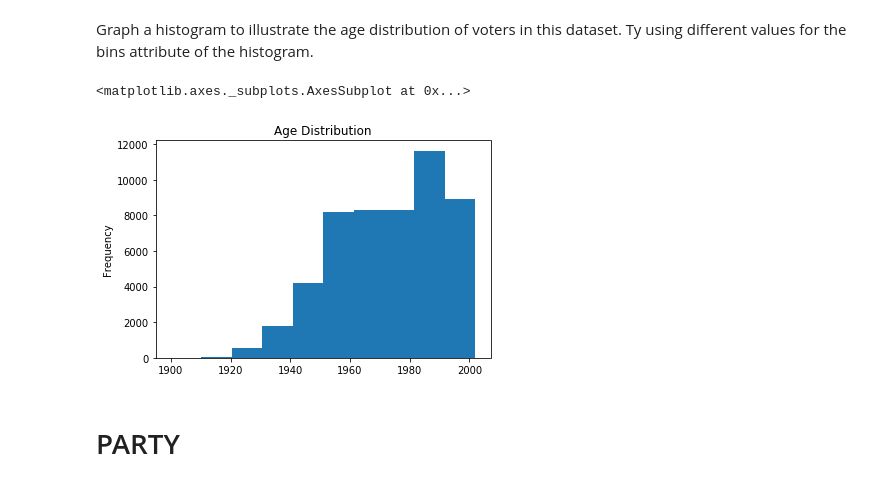
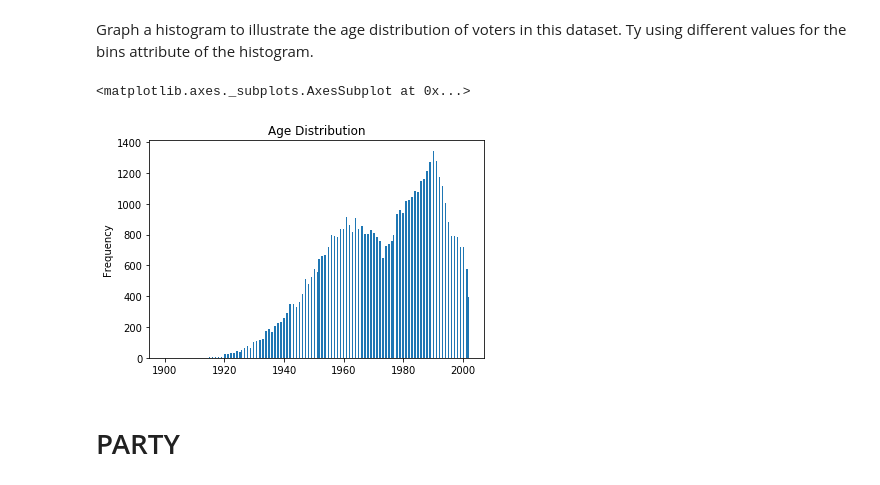
Before and after one commit to Zu1uDe1ta/DataEngineering.Labs.RegisteredVotersFileWilmingtonDE, a Jupyter notebook: wilmington_de_registered_voters.ipynb, the cells around one changed output. Drawn from its saved outputs; the diff is of its cells as text; code cells hidden in the pictures.

```diff
--- a/wilmington_de_registered_voters.ipynb
+++ b/wilmington_de_registered_voters.ipynb
@@ -132,10 +146,10 @@ grouped_yob.get_group(1900)
 # %% [markdown]
 Graph a histogram to  illustrate the age distribution of voters in this dataset. Ty using different values for the bins attribute of the histogram.
 # %%
-voters_df['YEAR-OF-BIRTH'].plot(kind='hist', title= 'Age Distribution')
+voters_df['YEAR-OF-BIRTH'].plot(kind='hist', title= 'Age Distribution', bins= 200)
 # %% [output]
 <matplotlib.axes._subplots.AxesSubplot at 0x...>
-[figure, old version]
+[figure, new version]
 # %% [markdown]
 # PARTY
 # %% [markdown]
```
Also changed, not shown: parts of 12 cells of this notebook.
